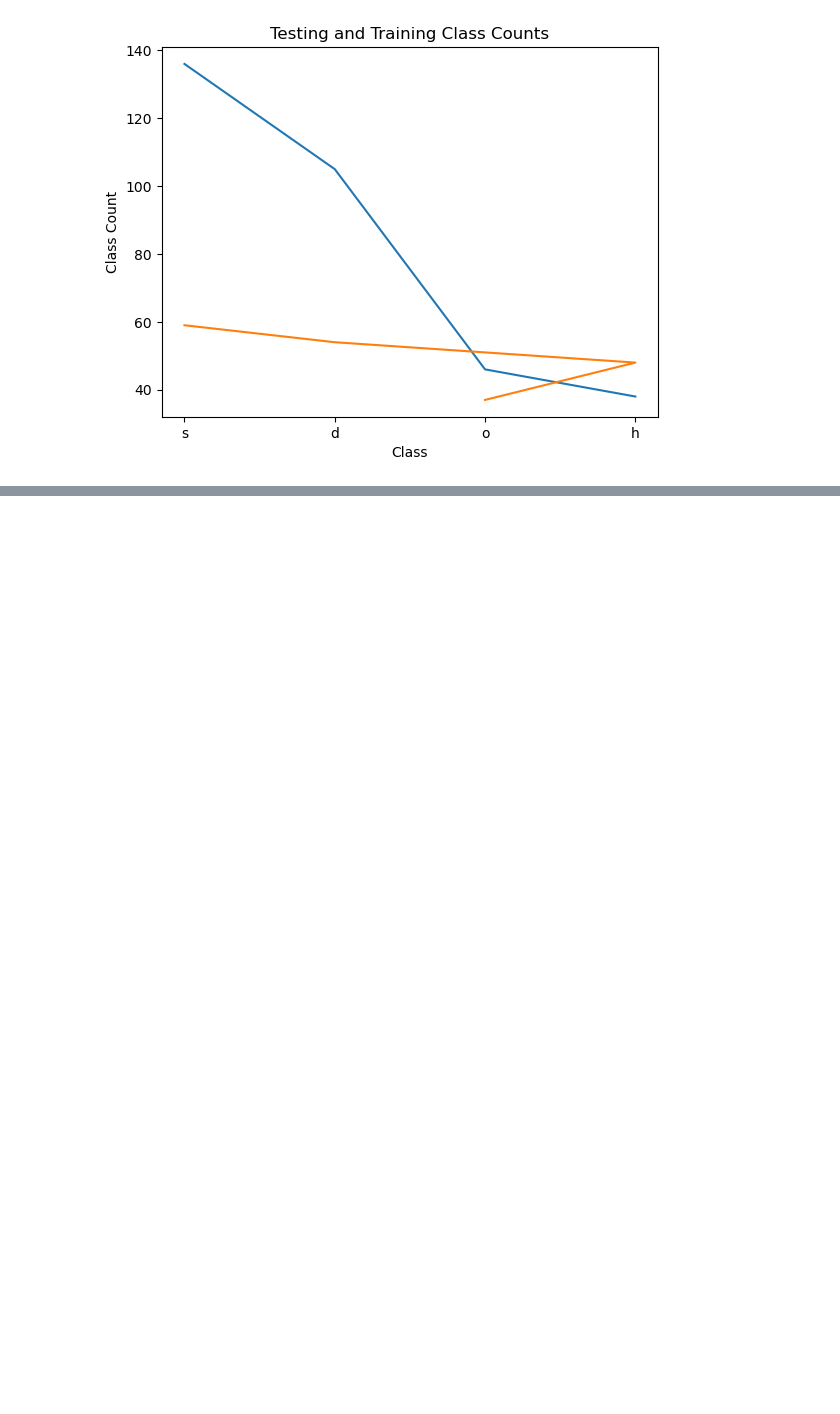
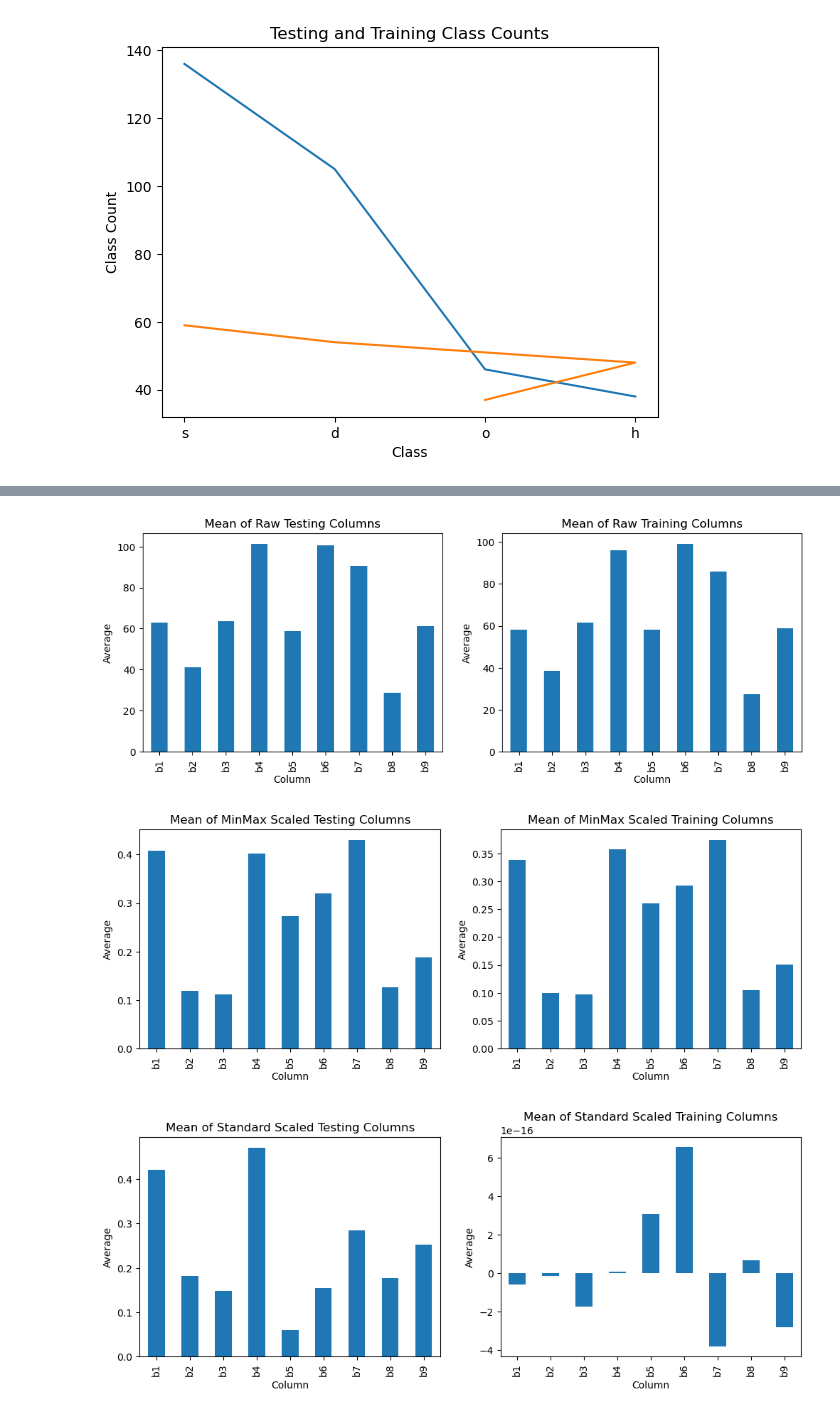
Before and after one commit to Oatesha/Machine-Learning, a Jupyter notebook: Assign 1/assignment1.ipynb, the cells around one changed output, grey strips where cells are left out. Cells and saved outputs as stored; diff of their text form; code cells hidden in the pictures; blank space fills up the shorter version.

```diff
--- a/Assign 1/assignment1.ipynb
+++ b/Assign 1/assignment1.ipynb
@@ -115,0 +136,57 @@ plt.show()
+# %%
+#apply standardscaler from sklearn to scale the imbalanced range that the features of the training and testing set can take
+scaler = StandardScaler()
+train_data_scaled = train_data.copy()
+test_data_scaled = test_data.copy()
+
+minmax_scaler = MinMaxScaler()
+train_data_minmax = train_data.copy()
+test_data_minmax = test_data.copy()
+
+#only select from the first column so that we dont try and scale the classes column in our feature scaling
+train_data_scaled.iloc[:, 1:] = scaler.fit_transform(train_data.iloc[:, 1:])
+test_data_scaled.iloc[:, 1:] = scaler.transform(test_data.iloc[:, 1:])
+
+test_data_minmax.iloc[:, 1:] = minmax_scaler.fit_transform(test_data.iloc[:, 1:])
+train_data_minmax.iloc[:, 1:] = minmax_scaler.transform(train_data.iloc[:, 1:])
+
+#plot raw and scaled features
+plt.figure(figsize=(12, 4))
+plt.subplot(1, 2, 1)
+test_data.drop(columns=["class"]).mean(axis = 0).plot.bar(title ="Mean of Raw Testing Columns")
+plt.xlabel('Column')
+plt.ylabel('Average')
+
+plt.subplot(1, 2, 2)
+train_data.drop(columns=["class"]).mean(axis = 0).plot.bar(title ="Mean of Raw Training Columns")
+plt.xlabel('Column')
+plt.ylabel('Average')
+plt.show()
+
+plt.figure(figsize=(12, 4))
+plt.subplot(1, 2, 1)
+test_data_minmax.drop(columns=["class"]).mean(axis = 0).plot.bar(title ="Mean of MinMax Scaled Testing Columns")
+plt.xlabel('Column')
+plt.ylabel('Average')
+
+plt.subplot(1, 2, 2)
+train_data_minmax.drop(columns=["class"]).mean(axis = 0).plot.bar(title ="Mean of MinMax Scaled Training Columns")
+plt.xlabel('Column')
+plt.ylabel('Average')
+plt.show()
+
+plt.figure(figsize=(12, 4))
+plt.subplot(1, 2, 1)
+test_data_scaled.drop(columns=["class"]).mean(axis = 0).plot.bar(title ="Mean of Standard Scaled Testing Columns")
+plt.xlabel('Column')
+plt.ylabel('Average')
+
+plt.subplot(1, 2, 2)
+train_data_scaled.drop(columns=["class"]).mean(axis = 0).plot.bar(title ="Mean of Standard Scaled Training Columns")
+plt.xlabel('Column')
+plt.ylabel('Average')
+plt.show()
+# %% [output]
+[figure, added]
+[figure, added]
+[figure, added]
```
Also changed, not shown: parts of 40 cells of this notebook, 1 other file.
